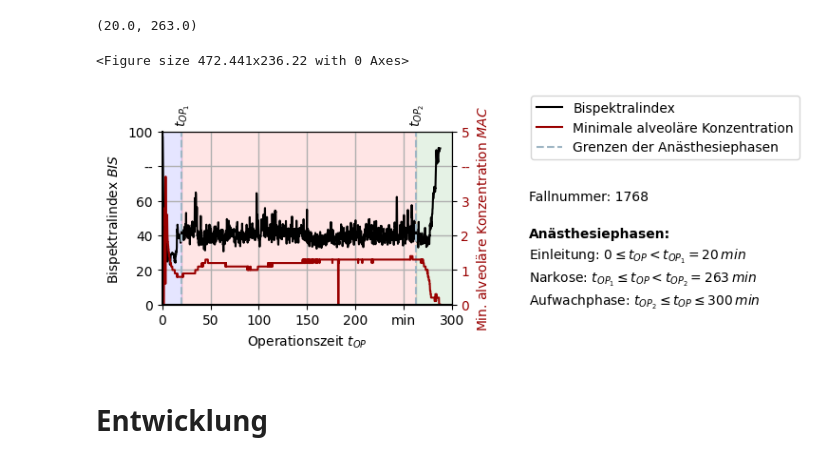
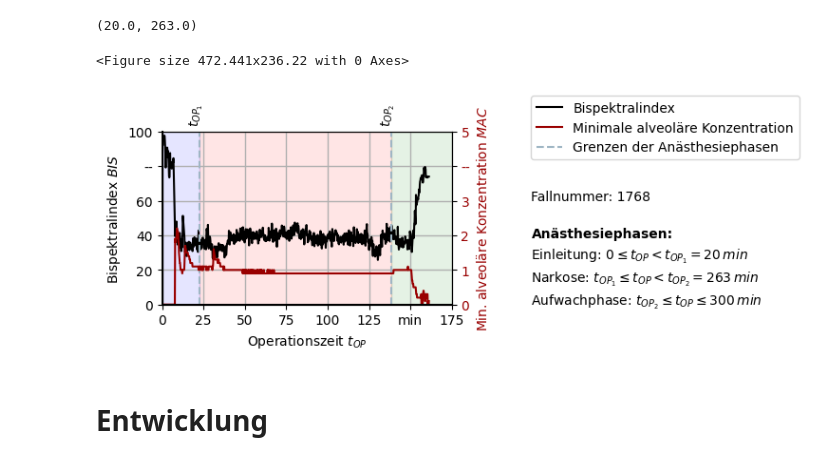
Before and after one commit to naderinho/anesthesia_anomaly_detection, a Jupyter notebook: 03_anaesthesia_phases_balanced.ipynb, the cells around one changed output. Drawn from its saved outputs; the diff is of its cells as text; code cells hidden in the pictures.

```diff
--- a/03_anaesthesia_phases_balanced.ipynb
+++ b/03_anaesthesia_phases_balanced.ipynb
@@ -43,7 +43,7 @@ mac_value = mac.test_dataset
 
 phases = get_anaesthesia_phases_balanced(groundtruth, mac_value)
 
-j = 8
+j = 1
 
 end = np.where(groundtruth[j] == 0)[0][0]
 
@@ -96,7 +96,7 @@ ax.spines['left'].set_linewidth(1.5)
 ax.spines['bottom'].set_linewidth(1.5)
 
 # Limits
-ax1.set_xlim(left=0, right=300)
+ax1.set_xlim(left=0, right=175)
 ax1.set_ylim(bottom=0, top=100)
 ax2.set_ylim(bottom=0, top=5)
 
@@ -106,37 +106,37 @@ xunit = 'min'
 ticks = ax1.get_xticks()
 ticks = [int(tick) for tick in ticks]
 ticks_with_units = [xunit if i == len(ticks) - 2 else ticks[i] for i in range(len(ticks))]
 ax1.set_xticks(ticks)
 ax1.set_xticklabels(ticks_with_units)
 
 # Einheiten auf y1-Achse
 yunit = '--'
 ticks = ax1.get_yticks()
 ticks = [int(tick) for tick in ticks]
 ticks_with_units = [yunit if i == len(ticks) - 2 else ticks[i] for i in range(len(ticks))]
 ax1.set_yticks(ticks)
 ax1.set_yticklabels(ticks_with_units)
 
 # Einheiten auf y2-Achse
 yunit = '--'
 ticks = ax2.get_yticks()
 ticks = [int(tick) for tick in ticks]
 ticks_with_units = [yunit if i == len(ticks) - 2 else ticks[i] for i in range(len(ticks))]
 ax2.set_yticks(ticks)
 ax2.set_yticklabels(ticks_with_units)
 
-t = 380
+t = 223
 ax1.text(t, 60, s='Fallnummer: 1768')
 ax1.text(t, 39, s='Anästhesiephasen:', fontweight='bold')
 ax1.text(t, 26, s='Einleitung: $0 \leq t_{OP} < t_{OP_1} = 20 \, min$')
 ax1.text(t, 13, s='Narkose: $t_{OP_1} \leq t_{OP} < t_{OP_2} = 263 \, min$')
 ax1.text(t, 0, s='Aufwachphase: $t_{OP_2} \leq t_{OP} \leq 300 \, min$')
 
-plt.show()
-#plt.savefig('narkosephasen.pdf', bbox_inches='tight', pad_inches=0.2, format='pdf')
+#plt.show()
+plt.savefig('narkosephasen.pdf', bbox_inches='tight', pad_inches=0.2, format='pdf')
 # %% [output]
 <Figure size 472.441x236.22 with 0 Axes>
-[figure, old version]
+[figure, new version]
 # %% [markdown]
 # Entwicklung
 # %%
```
Also changed, not shown: 2 other files.
